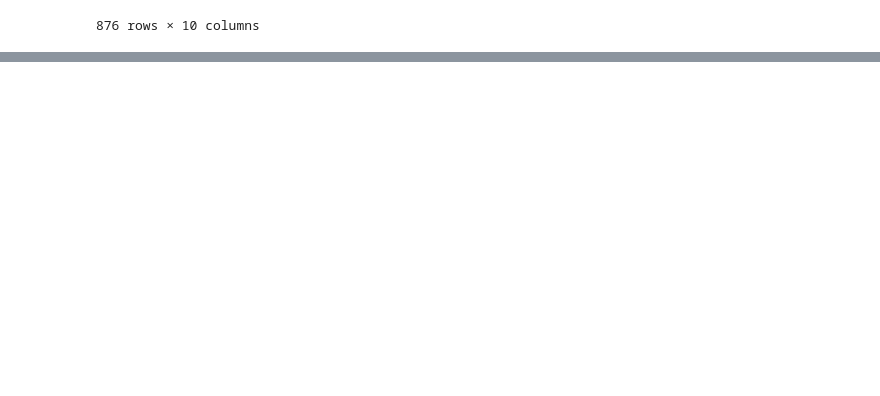
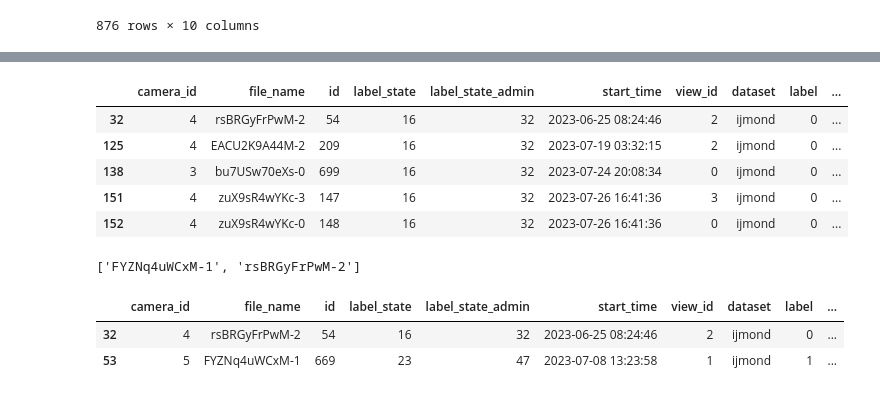
Before and after one commit to szabreka/uva_thesis_project, a Jupyter notebook: EDA/preprocess.ipynb, the cells around one changed output, grey strips where cells are left out. Saved outputs shown, nothing was run; the diff lists cells and outputs as text; code cells hidden in the pictures; blank space fills up the shorter version.

```diff
--- a/EDA/preprocess.ipynb
+++ b/EDA/preprocess.ipynb
@@ -298,0 +303,4 @@ ijmond_df
+# %%
+file_names = []
+train_df = pd.read_json('../data/split/metadata_test_split_by_date.json')
+train_df.head()
@@ -298,0 +314,9 @@ ijmond_df
+# %%
+train_df[train_df['label_state_admin']==32].head()
+# %% [output]
+|  | camera_id | file_name | id | label_state | label_state_admin | start_time | view_id | dataset | label | ... |
+| 32 | 4 | rsBRGyFrPwM-2 | 54 | 16 | 32 | 2023-06-25 08:24:46 | 2 | ijmond | 0 | ... |
+| 125 | 4 | EACU2K9A44M-2 | 209 | 16 | 32 | 2023-07-19 03:32:15 | 2 | ijmond | 0 | ... |
+| 138 | 3 | bu7USw70eXs-0 | 699 | 16 | 32 | 2023-07-24 20:08:34 | 0 | ijmond | 0 | ... |
+| 151 | 4 | zuX9sR4wYKc-3 | 147 | 16 | 32 | 2023-07-26 16:41:36 | 3 | ijmond | 0 | ... |
+| 152 | 4 | zuX9sR4wYKc-0 | 148 | 16 | 32 | 2023-07-26 16:41:36 | 0 | ijmond | 0 | ... |
@@ -298,0 +326,4 @@ ijmond_df
+# %%
+file_names
+# %% [output]
+['FYZNq4uWCxM-1', 'rsBRGyFrPwM-2']
@@ -298,0 +332,7 @@ ijmond_df
+# %%
+#check dataset:
+oneshot_df
+# %% [output]
+|  | camera_id | file_name | id | label_state | label_state_admin | start_time | view_id | dataset | label | ... |
+| 32 | 4 | rsBRGyFrPwM-2 | 54 | 16 | 32 | 2023-06-25 08:24:46 | 2 | ijmond | 0 | ... |
+| 53 | 5 | FYZNq4uWCxM-1 | 669 | 23 | 47 | 2023-07-08 13:23:58 | 1 | ijmond | 1 | ... |
```
Also changed, not shown: parts of 15 cells of this notebook, 3 other files.
